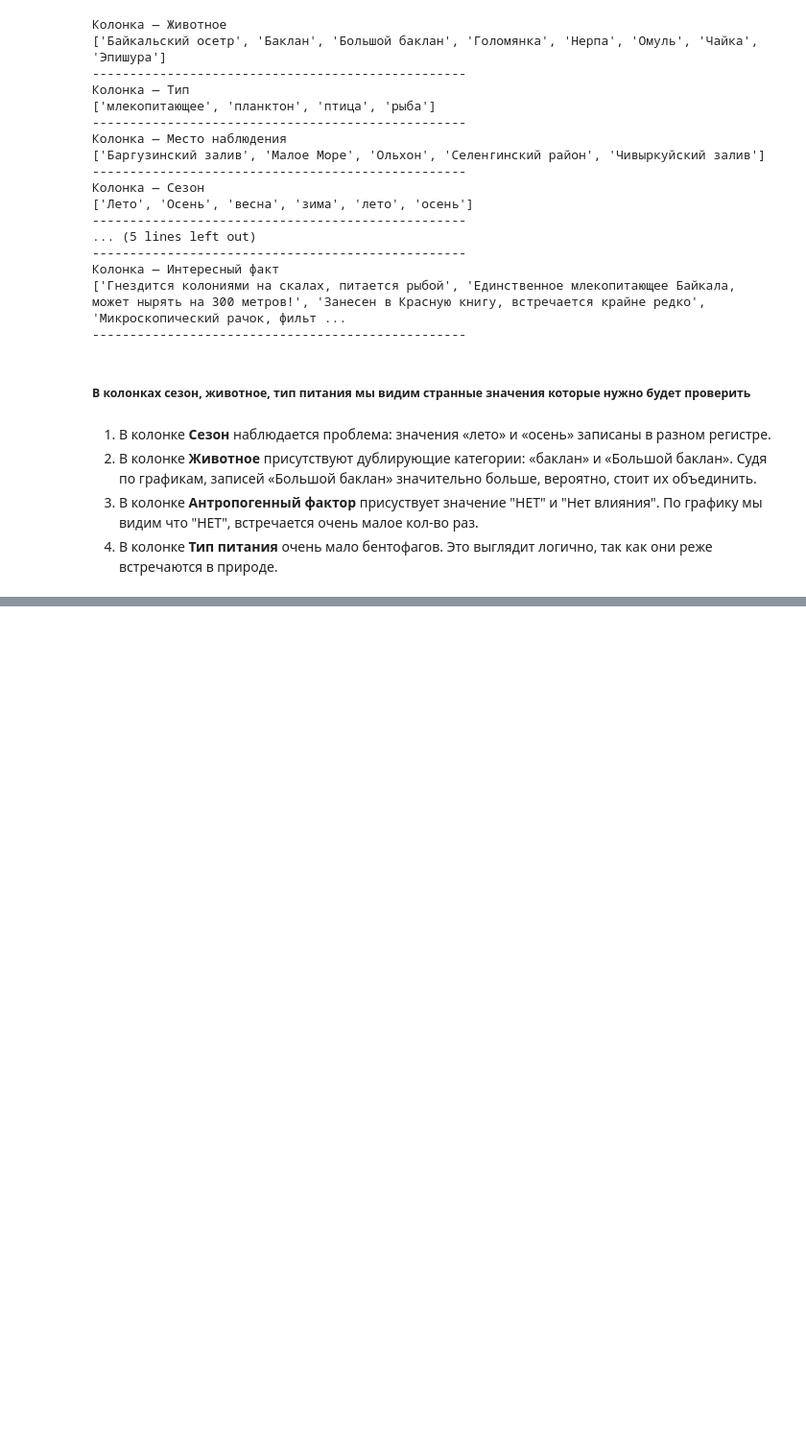
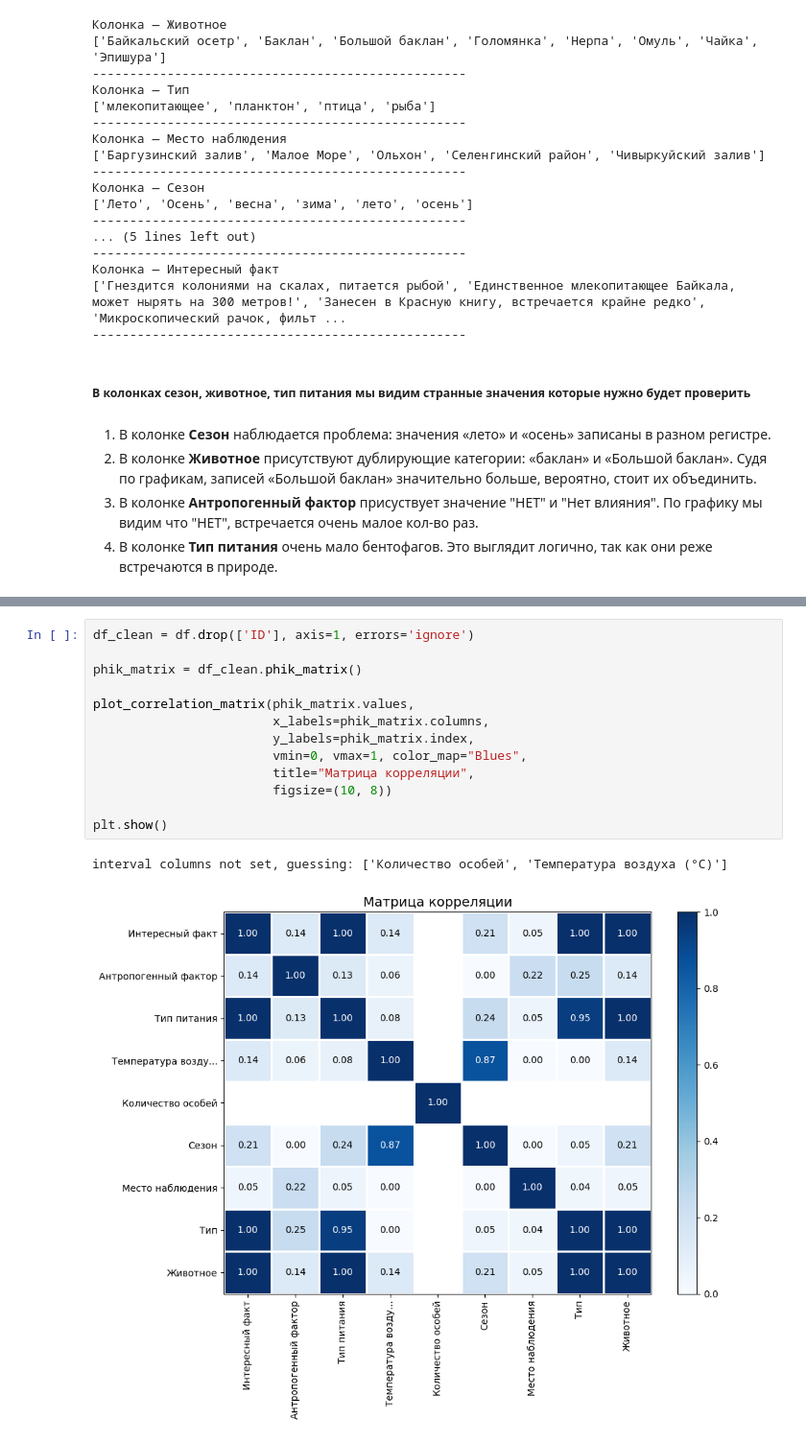
Before and after one commit to Dest1n640/Infographics, a Jupyter notebook: 01_EDA/main.ipynb, the cells around one changed output, grey strips where cells are left out. Shown at 96% size. Cells and saved outputs as stored; diff of their text form; blank space fills up the shorter version.

```diff
--- a/01_EDA/main.ipynb
+++ b/01_EDA/main.ipynb
@@ -195,0 +253,16 @@ for col in num_data:
+# %%
+df_clean = df.drop(['ID'], axis=1, errors='ignore')
+
+phik_matrix = df_clean.phik_matrix()
+
+plot_correlation_matrix(phik_matrix.values,
+                        x_labels=phik_matrix.columns,
+                        y_labels=phik_matrix.index,
+                        vmin=0, vmax=1, color_map="Blues",
+                        title="Матрица корреляции",
+                        figsize=(10, 8))
+
+plt.show()
+# %% [output]
+interval columns not set, guessing: ['Количество особей', 'Температура воздуха (°C)']
+[figure, added]
```
Also changed, not shown: parts of 18 cells of this notebook.
